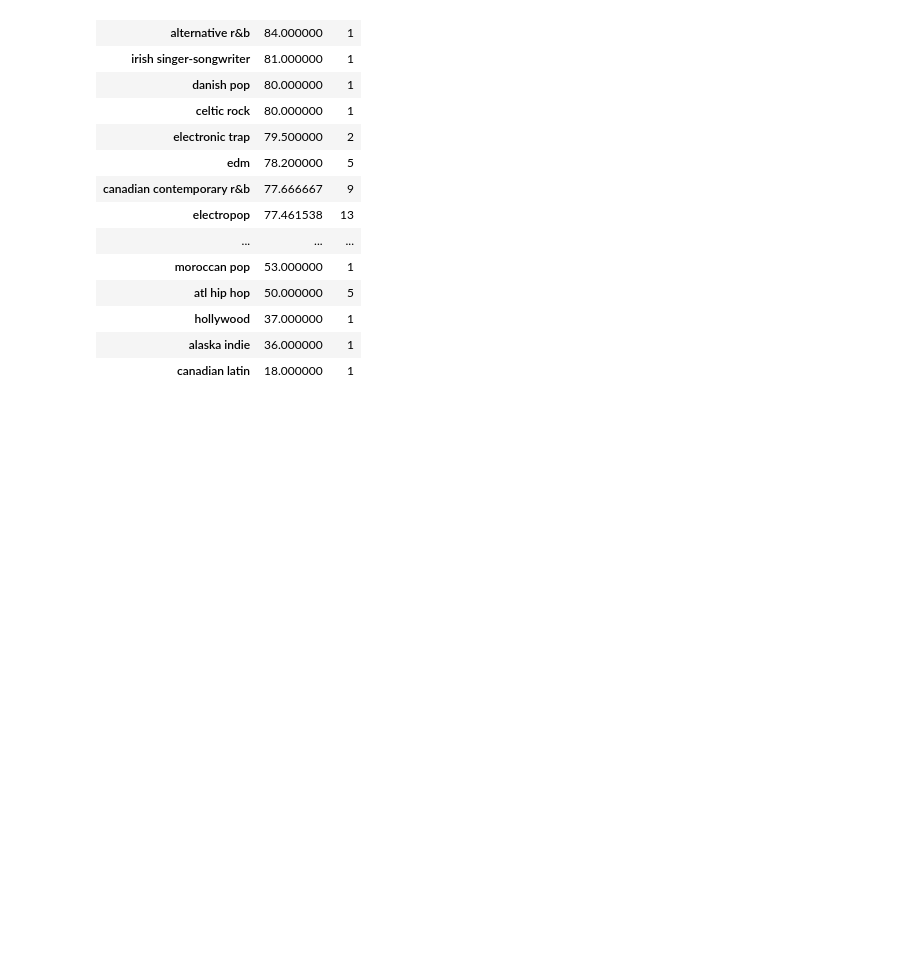
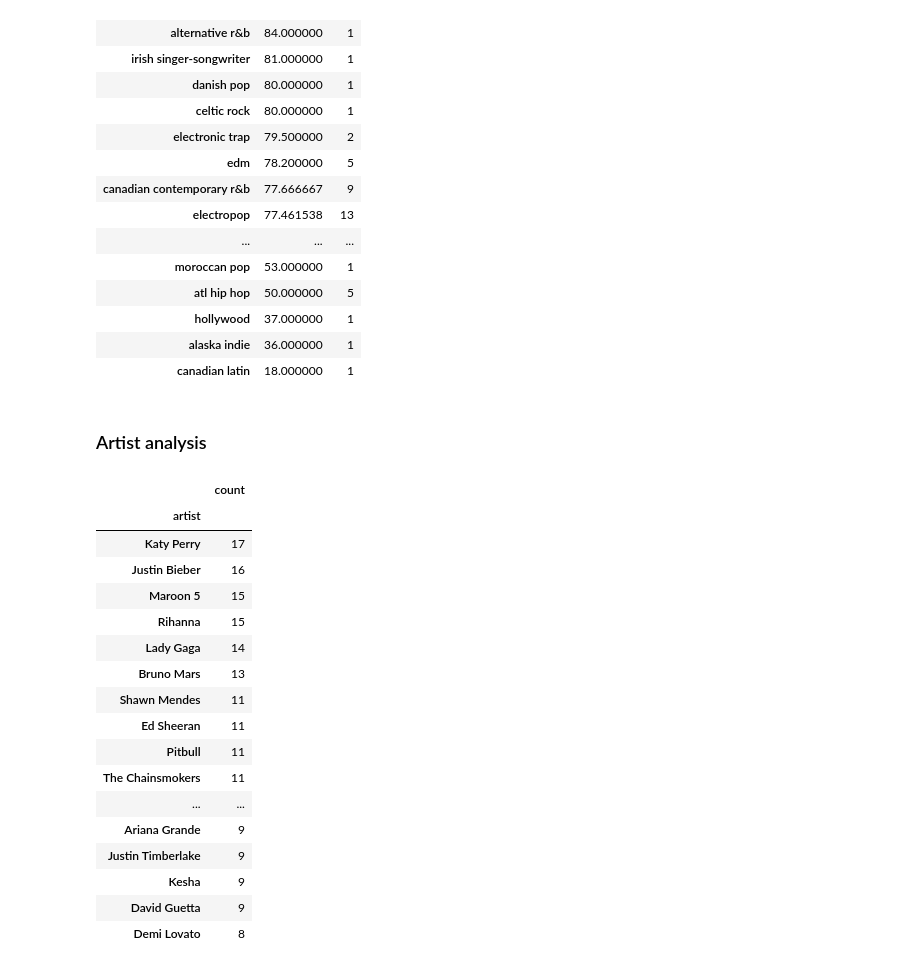
Before and after one commit to gamegtboyz/spotify2010s, a Jupyter notebook: spotify2010s.ipynb, the cells around one changed output. Cells and saved outputs as stored; diff of their text form; code cells hidden in the pictures; blank space fills up the shorter version.

Commit message:
add artist analysis

```diff
--- a/spotify2010s.ipynb
+++ b/spotify2010s.ipynb
@@ -239,3 +239,27 @@ data.groupby("top genre").agg(score=('popularity','mean'),
 | hollywood | 37.000000 | 1 |
 | alaska indie | 36.000000 | 1 |
 | canadian latin | 18.000000 | 1 |
+# %% [markdown]
+### Artist analysis
+# %%
+# find out top 20 on-chart artist
+data.groupby('artist').agg(count=('popularity','count')).sort_values(by='count',ascending=False)[0:20]
+# %% [output]
+|  | count |
+| artist |  |
+| Katy Perry | 17 |
+| Justin Bieber | 16 |
+| Maroon 5 | 15 |
+| Rihanna | 15 |
+| Lady Gaga | 14 |
+| Bruno Mars | 13 |
+| Shawn Mendes | 11 |
+| Ed Sheeran | 11 |
+| Pitbull | 11 |
+| The Chainsmokers | 11 |
+| ... | ... |
+| Ariana Grande | 9 |
+| Justin Timberlake | 9 |
+| Kesha | 9 |
+| David Guetta | 9 |
+| Demi Lovato | 8 |
```
